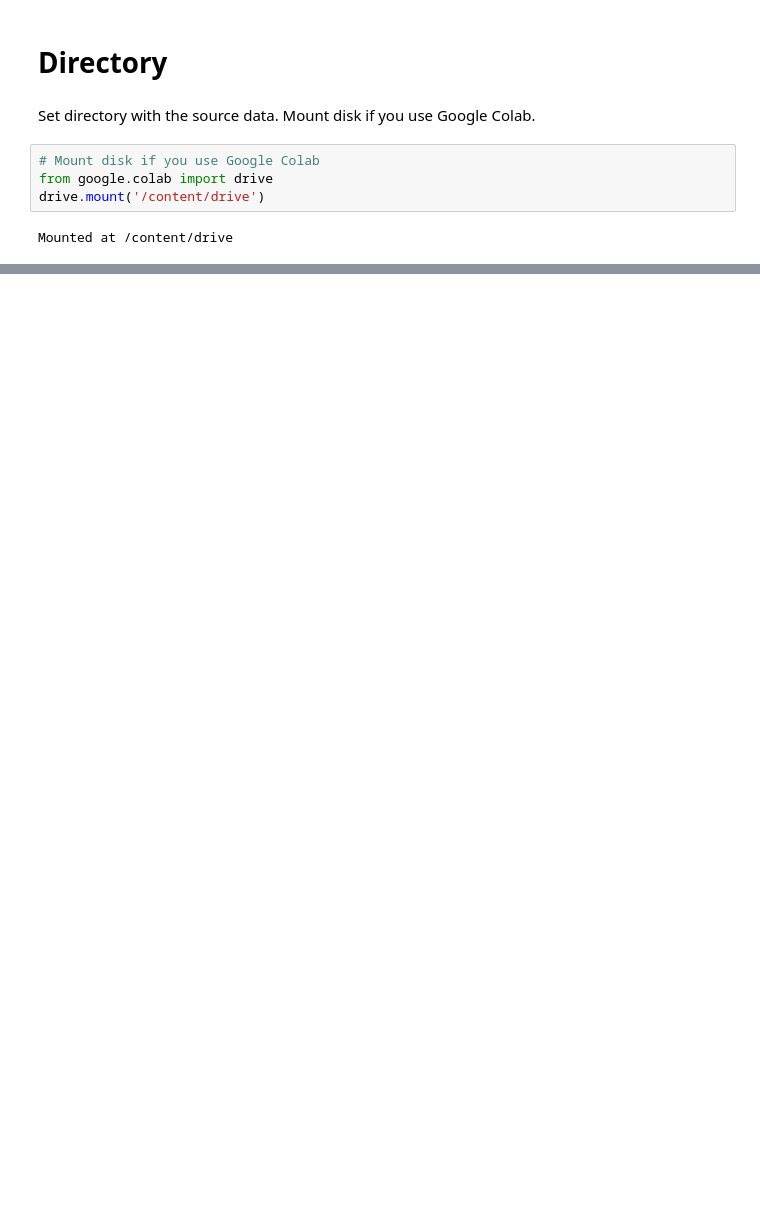
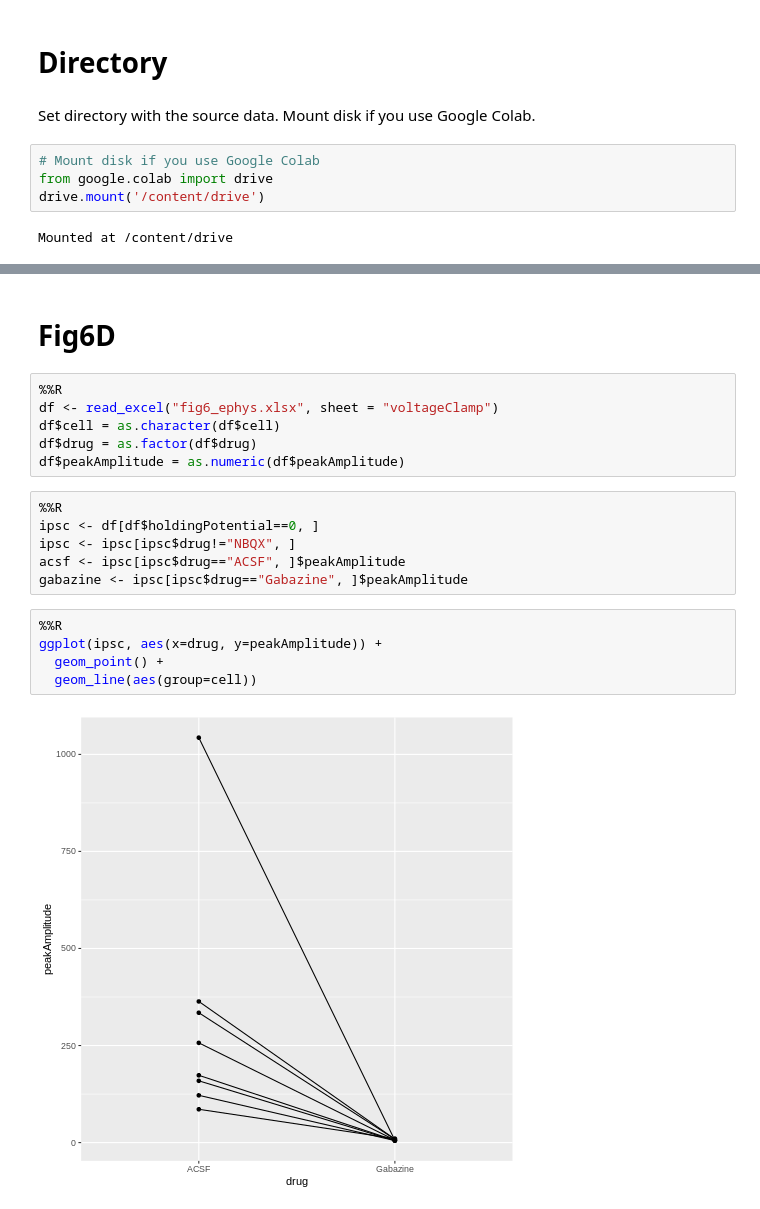
Before and after one commit to katemartian/LHoutputsManuscript, a Jupyter notebook: sourceData/Fig6_stats.ipynb, the cells around one changed output, grey strips where cells are left out. Drawn from its saved outputs; the diff is of its cells as text; blank space fills up the shorter version.

```diff
--- a/sourceData/Fig6_stats.ipynb
+++ b/sourceData/Fig6_stats.ipynb
@@ -152,0 +65,21 @@ pwc
+# %% [markdown]
+# Fig6D
+# %%
+%%R
+df <- read_excel("fig6_ephys.xlsx", sheet = "voltageClamp")
+df$cell = as.character(df$cell)
+df$drug = as.factor(df$drug)
+df$peakAmplitude = as.numeric(df$peakAmplitude)
+# %%
+%%R
+ipsc <- df[df$holdingPotential==0, ]
+ipsc <- ipsc[ipsc$drug!="NBQX", ]
+acsf <- ipsc[ipsc$drug=="ACSF", ]$peakAmplitude
+gabazine <- ipsc[ipsc$drug=="Gabazine", ]$peakAmplitude
+# %%
+%%R
+ggplot(ipsc, aes(x=drug, y=peakAmplitude)) +
+  geom_point() +
+  geom_line(aes(group=cell))
+# %% [output]
+[figure, added]
```
Also changed, not shown: parts of 27 cells of this notebook.
